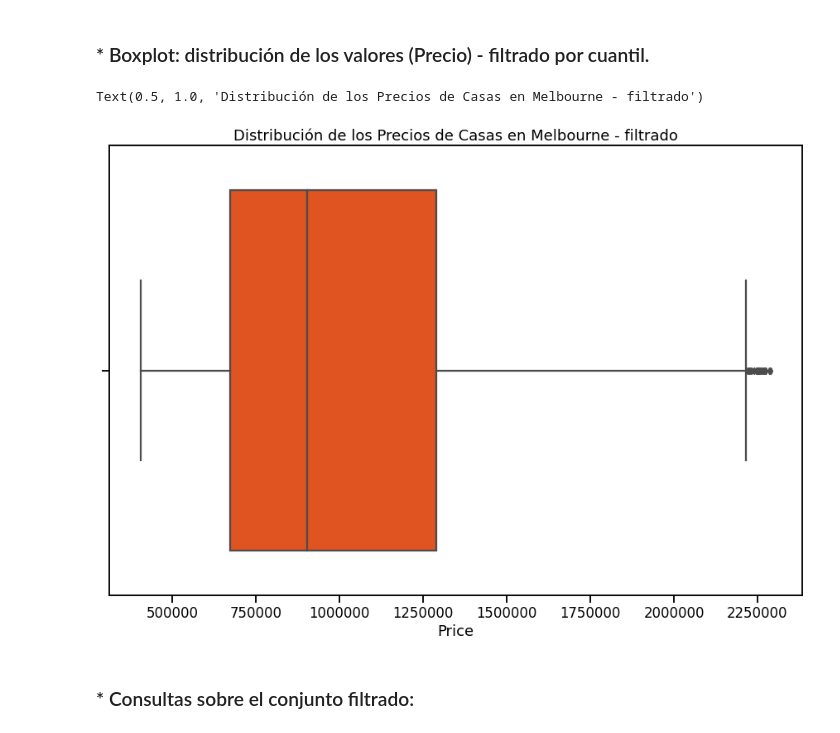
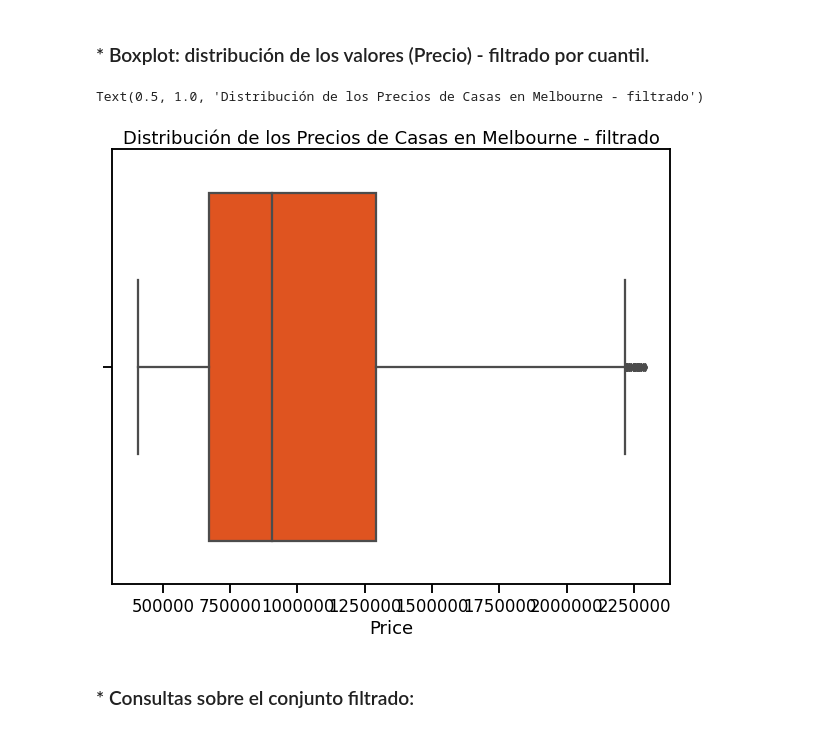
Before and after one commit to Grupo242022/EyCD, a Jupyter notebook: Entregable_2_Nico_parte1_ejercicio2.ipynb, the cells around one changed output. Cells and saved outputs as stored; diff of their text form; code cells hidden in the pictures.

```diff
--- a/Entregable_2_Nico_parte1_ejercicio2.ipynb
+++ b/Entregable_2_Nico_parte1_ejercicio2.ipynb
@@ -188,14 +190,14 @@ Filas extraídas del conjunto inicial: 1366
 # %% [markdown]
 ### * Boxplot: distribución de los valores (Precio) - filtrado por cuantil.
 # %%
-plt.figure(figsize=(15, 10))
+plt.figure(figsize=(10, 8))
 sns.boxplot(data=df_melb_perc, x='Price',
                 color='orangered')
 plt.ticklabel_format(style='plain', axis='x')
 plt.title('Distribución de los Precios de Casas en Melbourne - filtrado')
 # %% [output]
 Text(0.5, 1.0, 'Distribución de los Precios de Casas en Melbourne - filtrado')
-[figure, old version]
+[figure, new version]
 # %% [markdown]
 ### * Consultas sobre el conjunto filtrado:
 # %%
```
Also changed, not shown: parts of 11 cells of this notebook.
